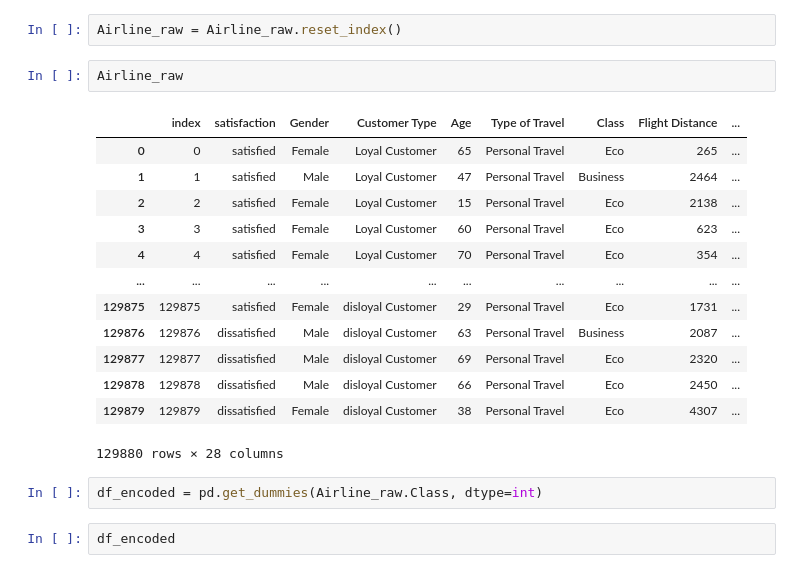
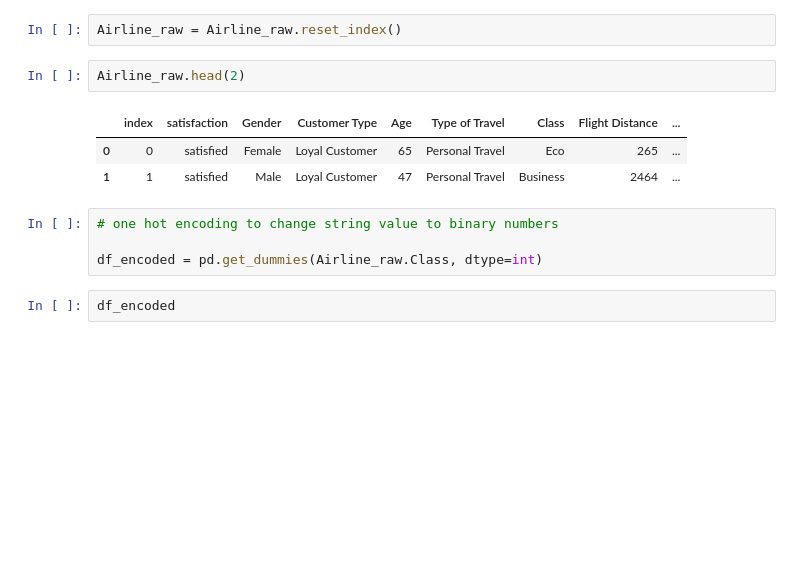
Before and after one commit to AnjaliDadheech/Linear-Regression, a Jupyter notebook: Airline_data_lr.ipynb, the cells around one changed output. Saved outputs shown, nothing was run; the diff lists cells and outputs as text; blank space fills up the shorter version.

```diff
--- a/Airline_data_lr.ipynb
+++ b/Airline_data_lr.ipynb
@@ -104,22 +72,14 @@ Airline_raw
 # %%
 Airline_raw = Airline_raw.reset_index()
 # %%
-Airline_raw
+Airline_raw.head(2)
 # %% [output]
 |  | index | satisfaction | Gender | Customer Type | Age | Type of Travel | Class | Flight Distance | ... |
 | 0 | 0 | satisfied | Female | Loyal Customer | 65 | Personal Travel | Eco | 265 | ... |
 | 1 | 1 | satisfied | Male | Loyal Customer | 47 | Personal Travel | Business | 2464 | ... |
-| 2 | 2 | satisfied | Female | Loyal Customer | 15 | Personal Travel | Eco | 2138 | ... |
-| 3 | 3 | satisfied | Female | Loyal Customer | 60 | Personal Travel | Eco | 623 | ... |
-| 4 | 4 | satisfied | Female | Loyal Customer | 70 | Personal Travel | Eco | 354 | ... |
-| ... | ... | ... | ... | ... | ... | ... | ... | ... | ... |
-| 129875 | 129875 | satisfied | Female | disloyal Customer | 29 | Personal Travel | Eco | 1731 | ... |
-| 129876 | 129876 | dissatisfied | Male | disloyal Customer | 63 | Personal Travel | Business | 2087 | ... |
-| 129877 | 129877 | dissatisfied | Male | disloyal Customer | 69 | Personal Travel | Eco | 2320 | ... |
-| 129878 | 129878 | dissatisfied | Male | disloyal Customer | 66 | Personal Travel | Eco | 2450 | ... |
-| 129879 | 129879 | dissatisfied | Female | disloyal Customer | 38 | Personal Travel | Eco | 4307 | ... |
-129880 rows × 28 columns
 # %%
+# one hot encoding to change string value to binary numbers
+
 df_encoded = pd.get_dummies(Airline_raw.Class, dtype=int)
 # %%
 df_encoded
```
Also changed, not shown: parts of 33 cells of this notebook.
